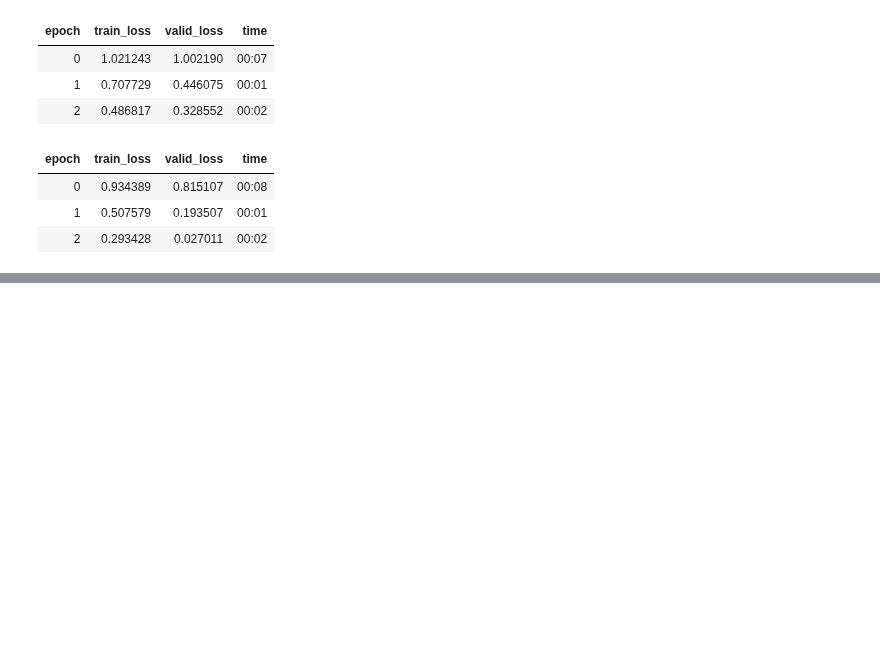
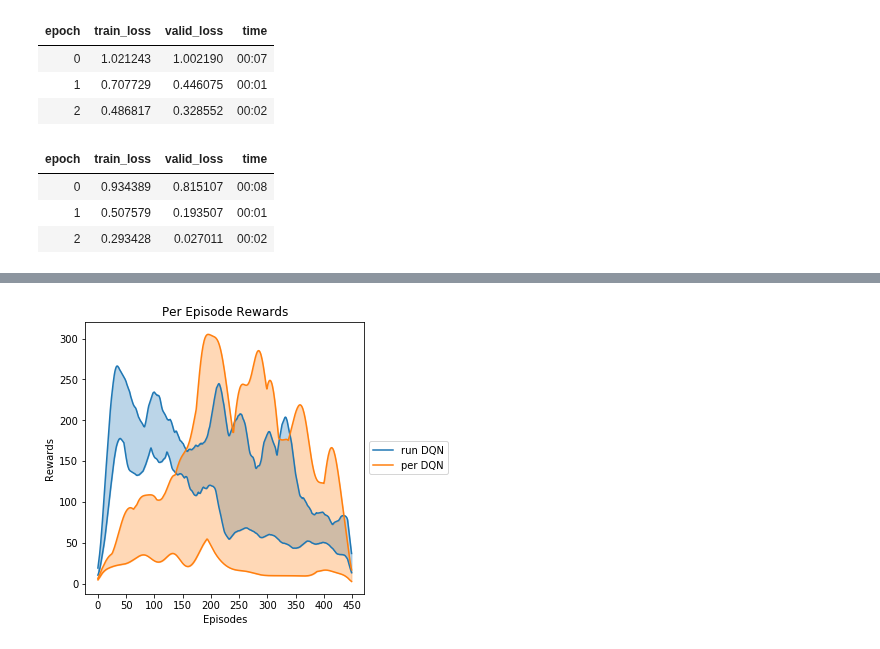
Before and after one commit to josiahls/fast-reinforcement-learning, a Jupyter notebook: docs_src/rl.agents.dqn.ipynb, the cells around one changed output, grey strips where cells are left out. Cells and saved outputs as stored; diff of their text form; code cells hidden in the pictures; blank space fills up the shorter version.

```diff
--- a/docs_src/rl.agents.dqn.ipynb
+++ b/docs_src/rl.agents.dqn.ipynb
@@ -203,0 +220,4 @@ for i in range(4):
+# %%
+per_group_interp.plot_reward_bounds(per_episode=True, smooth_groups=15)
+# %% [output]
+[figure, added]
```
Also changed, not shown: parts of 8 cells of this notebook, 2 other files.
